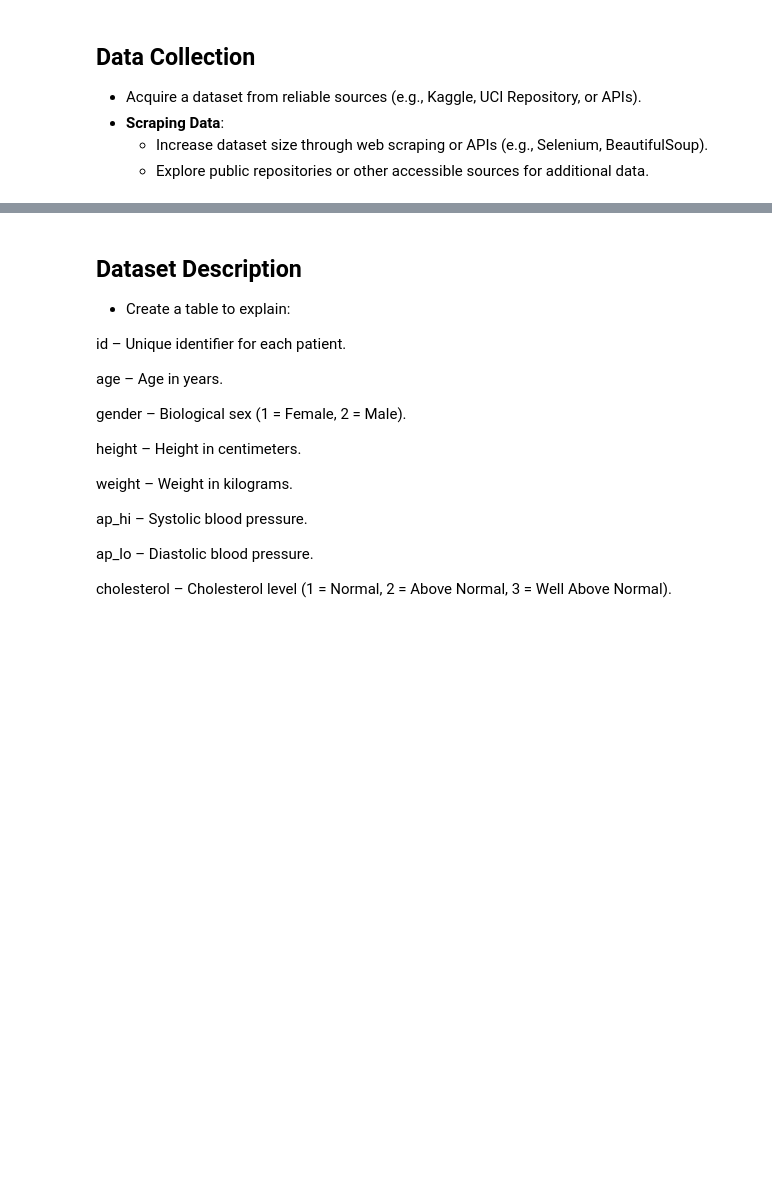
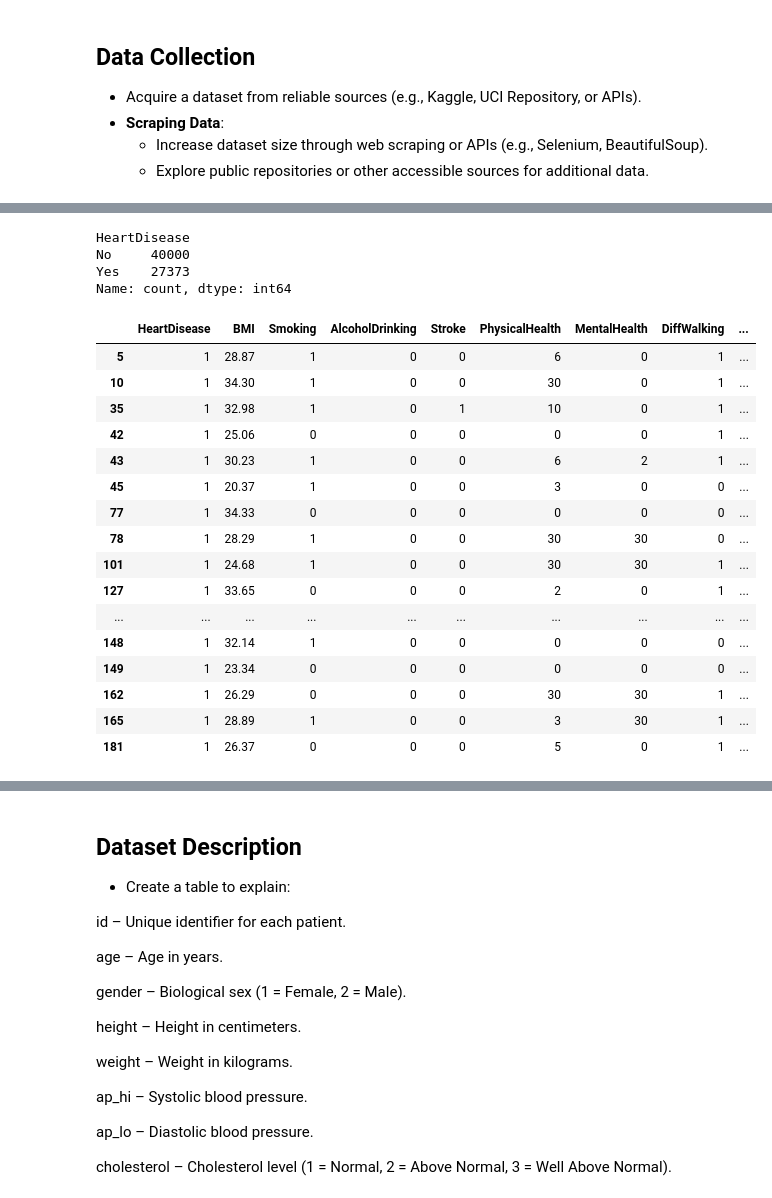
Before and after one commit to saifsame7/Health-Care-predictive-model, a Jupyter notebook: project_notebook_template.ipynb, the cells around one changed output, grey strips where cells are left out. Cells and saved outputs as stored; diff of their text form; code cells hidden in the pictures; blank space fills up the shorter version.

```diff
--- a/project_notebook_template.ipynb
+++ b/project_notebook_template.ipynb
@@ -67,0 +58,6 @@ df.head()
+# %%
+# taking what i need from the data (300k)
+df=pd.read_csv("E:\AMIT\project data\heart_2020_cleaned.csv")
+df['HeartDisease'].value_counts()
+df1=df[df['HeartDisease']=='Yes']
+df1.value_counts()
@@ -67,0 +78,4 @@ df.head()
+# %%
+df2=df[df['HeartDisease']=='No']
+df2=df2.iloc[:40000]
+df2.info()
@@ -67,0 +100,3 @@ df.head()
+# %%
+full_data=pd.concat([df1,df2])
+full_data.info()
@@ -67,0 +121,57 @@ df.head()
+# %%
+full_data['HeartDisease'].value_counts()
+# %% [output]
+HeartDisease
+No     40000
+Yes    27373
+Name: count, dtype: int64
+# %%
+# encoding the every yes and no to 1 ,0
+full_data=full_data.replace("No",0)
+full_data=full_data.replace("Yes",1)
+full_data['Diabetic']=full_data['Diabetic'].replace("No, borderline diabetes",0)
+full_data['Diabetic']=full_data['Diabetic'].replace("Yes (during pregnancy)",1)
+
+# Encoding the sex
+full_data['Sex']=full_data["Sex"].replace("Male",1)
+full_data['Sex']=full_data["Sex"].replace("Female",0)
+
+# encoding the races
+full_data['Race']=full_data["Race"].replace("White",0)
+full_data['Race']=full_data["Race"].replace("Black",1)
+full_data['Race']=full_data["Race"].replace("Asian",2)
+full_data['Race']=full_data["Race"].replace("American Indian/Alaskan Native",3)
+full_data['Race']=full_data["Race"].replace("Hispanic",4)
+full_data['Race']=full_data["Race"].replace("Other",5)
+
+# encoding the genral health
+encoding = {'Poor': 0, 'Fair': 1, 'Good': 2, 'Very good': 3, 'Excellent': 4}
+full_data['GenHealth']=full_data['GenHealth'].map(encoding).astype(int)
+
+# encofing the age categories
+age_encoding = {
+        '18-24': 0, '25-29': 1, '30-34': 2, '35-39': 3, '40-44': 4,
+        '45-49': 5, '50-54': 6, '55-59': 7, '60-64': 8, '65-69': 9,
+        '70-74': 10, '75-79': 11, '80 or older': 12
+    }
+full_data['AgeCategory']=full_data['AgeCategory'].map(age_encoding).astype(int)
+
+full_data.head(20)
+# %% [output]
+|  | HeartDisease | BMI | Smoking | AlcoholDrinking | Stroke | PhysicalHealth | MentalHealth | DiffWalking | ... |
+| 5 | 1 | 28.87 | 1 | 0 | 0 | 6 | 0 | 1 | ... |
+| 10 | 1 | 34.30 | 1 | 0 | 0 | 30 | 0 | 1 | ... |
+| 35 | 1 | 32.98 | 1 | 0 | 1 | 10 | 0 | 1 | ... |
+| 42 | 1 | 25.06 | 0 | 0 | 0 | 0 | 0 | 1 | ... |
+| 43 | 1 | 30.23 | 1 | 0 | 0 | 6 | 2 | 1 | ... |
+| 45 | 1 | 20.37 | 1 | 0 | 0 | 3 | 0 | 0 | ... |
+| 77 | 1 | 34.33 | 0 | 0 | 0 | 0 | 0 | 0 | ... |
+| 78 | 1 | 28.29 | 1 | 0 | 0 | 30 | 30 | 0 | ... |
+| 101 | 1 | 24.68 | 1 | 0 | 0 | 30 | 30 | 1 | ... |
+| 127 | 1 | 33.65 | 0 | 0 | 0 | 2 | 0 | 1 | ... |
+| ... | ... | ... | ... | ... | ... | ... | ... | ... | ... |
+| 148 | 1 | 32.14 | 1 | 0 | 0 | 0 | 0 | 0 | ... |
+| 149 | 1 | 23.34 | 0 | 0 | 0 | 0 | 0 | 0 | ... |
+| 162 | 1 | 26.29 | 0 | 0 | 0 | 30 | 30 | 1 | ... |
+| 165 | 1 | 28.89 | 1 | 0 | 0 | 3 | 30 | 1 | ... |
+| 181 | 1 | 26.37 | 0 | 0 | 0 | 5 | 0 | 1 | ... |
```
Also changed, not shown: parts of 7 cells of this notebook.
